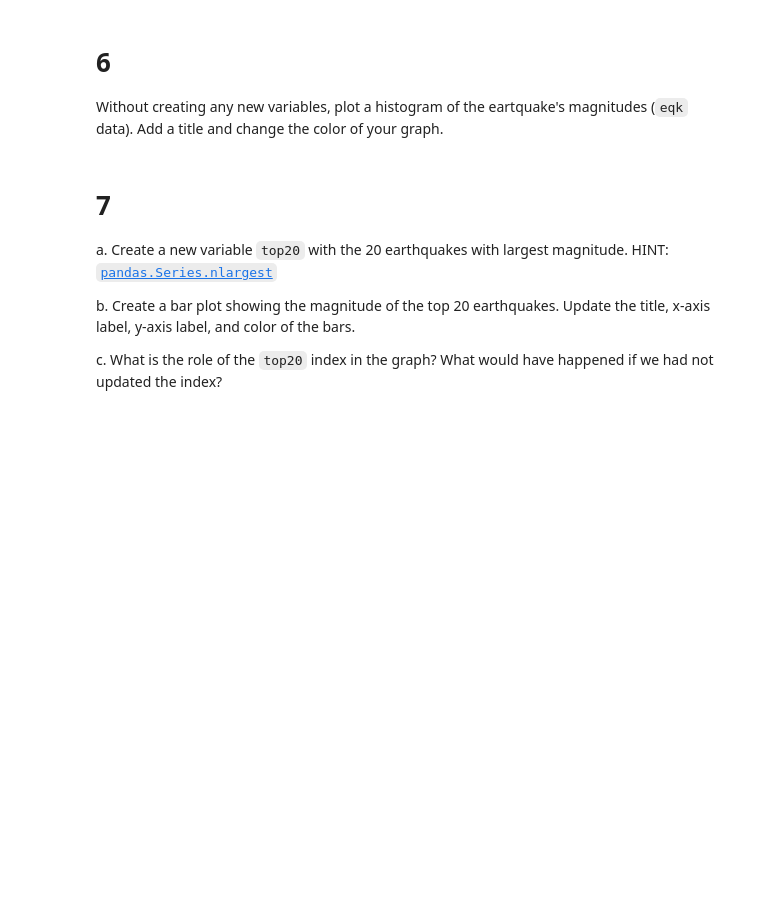
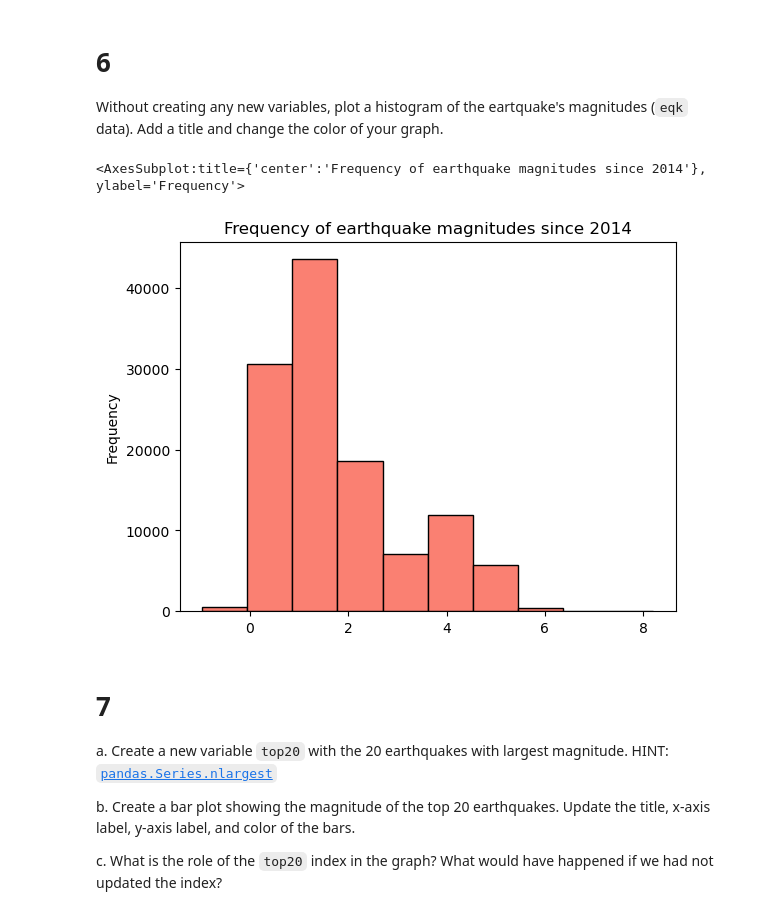
Before and after one commit to charliecurtin1/eds220-hwk-1, a Jupyter notebook: hwk1-task4.ipynb, the cells around one changed output. Cells and saved outputs as stored; diff of their text form; code cells hidden in the pictures; blank space fills up the shorter version.

```diff
--- a/hwk1-task4.ipynb
+++ b/hwk1-task4.ipynb
@@ -136,3 +134,12 @@ Without creating any new variables, plot a histogram of the eartquake's magnitud
+# %%
+# plot a histogram of the earthquake's magnitudes
+eqk['mag'].plot(kind = 'hist', # initializes plot and tells it to plot a histogram
+               color = 'salmon', # changes the color of the plotted data
+               edgecolor = 'black', # adds an edgecolor to the bins
+               title = 'Frequency of earthquake magnitudes since 2014') # adds a title
+# %% [output]
+<AxesSubplot:title={'center':'Frequency of earthquake magnitudes since 2014'}, ylabel='Frequency'>
+[figure, added]
 # %% [markdown]
 # 7
 
```
Also changed, not shown: parts of 5 cells of this notebook.
